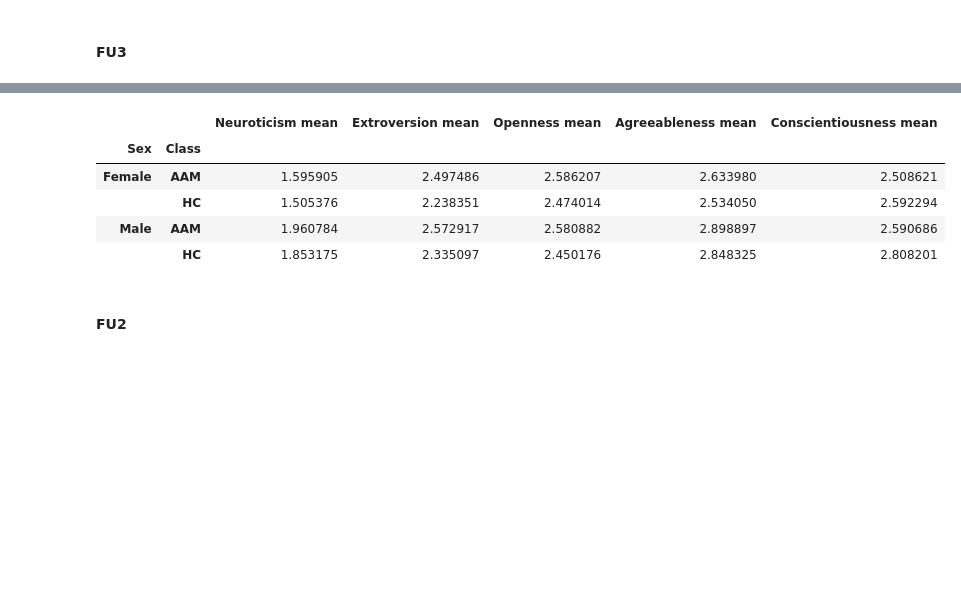
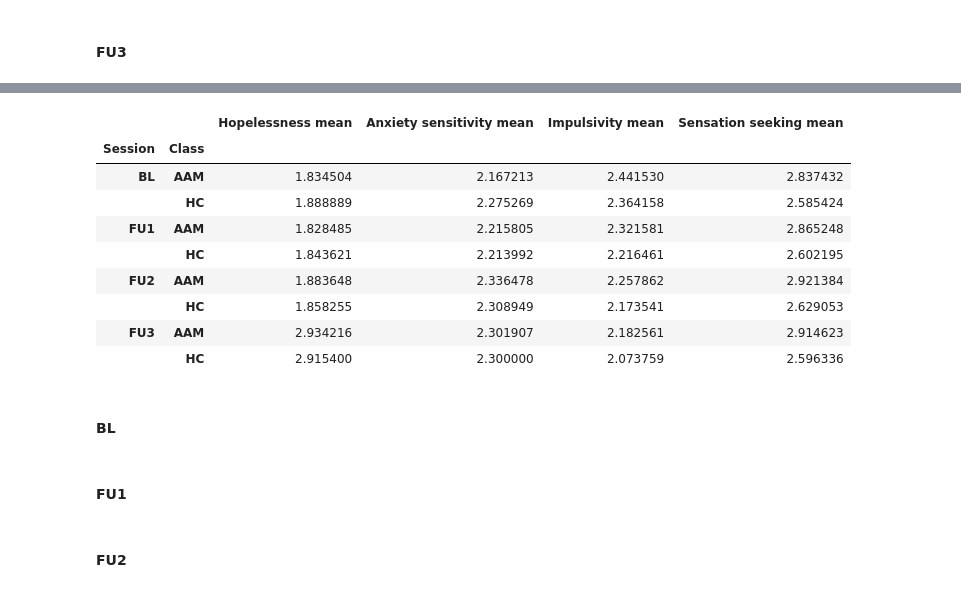
Before and after one commit to RoshanRane/ML_for_IMAGEN, a Jupyter notebook: posthoc_analysis/imagen_SS_Psychological_profile.ipynb, the cells around one changed output, grey strips where cells are left out. Saved outputs shown, nothing was run; the diff lists cells and outputs as text; code cells hidden in the pictures; blank space fills up the shorter version.

Commit message:
imagen: posthoc analysis

```diff
--- a/posthoc_analysis/imagen_SS_Psychological_profile.ipynb
+++ b/posthoc_analysis/imagen_SS_Psychological_profile.ipynb
@@ -71,0 +146,6 @@ T test:            Ttest_indResult(statistic=-4.206450998539957, pvalue=2.990718
+# %%
+SURPS = IMAGEN_instrument()
+df_binge_SURPS = SURPS.read_instrument(
+    'newlbls-fu3-espad-fu3-19a-binge-n650_SURPS.csv'
+)
+col_binge_SURPS = df_binge_SURPS.columns[:-6]
@@ -72,9 +200,13 @@ T test:            Ttest_indResult(statistic=-4.206450998539957, pvalue=2.990718
 # %%
-DF.groupby(["Sex", "Class"])[COL].mean()
+df_binge_SURPS.groupby(['Session','Class'])[col_binge_SURPS].mean()
 # %% [output]
-|  |  | Neuroticism mean | Extroversion mean | Openness mean | Agreeableness mean | Conscientiousness mean |
-| Sex | Class |  |  |  |  |  |
-| Female | AAM | 1.595905 | 2.497486 | 2.586207 | 2.633980 | 2.508621 |
-|  | HC | 1.505376 | 2.238351 | 2.474014 | 2.534050 | 2.592294 |
-| Male | AAM | 1.960784 | 2.572917 | 2.580882 | 2.898897 | 2.590686 |
-|  | HC | 1.853175 | 2.335097 | 2.450176 | 2.848325 | 2.808201 |
+|  |  | Hopelessness mean | Anxiety sensitivity mean | Impulsivity mean | Sensation seeking mean |
+| Session | Class |  |  |  |  |
+| BL | AAM | 1.834504 | 2.167213 | 2.441530 | 2.837432 |
+|  | HC | 1.888889 | 2.275269 | 2.364158 | 2.585424 |
+| FU1 | AAM | 1.828485 | 2.215805 | 2.321581 | 2.865248 |
+|  | HC | 1.843621 | 2.213992 | 2.216461 | 2.602195 |
+| FU2 | AAM | 1.883648 | 2.336478 | 2.257862 | 2.921384 |
+|  | HC | 1.858255 | 2.308949 | 2.173541 | 2.629053 |
+| FU3 | AAM | 2.934216 | 2.301907 | 2.182561 | 2.914623 |
+|  | HC | 2.915400 | 2.300000 | 2.073759 | 2.596336 |
@@ -82,0 +213,2 @@ DF.groupby(["Sex", "Class"])[COL].mean()
+# %% [markdown]
+#### BL
@@ -82,0 +221,2 @@ DF.groupby(["Sex", "Class"])[COL].mean()
+# %% [markdown]
+#### FU1
```
Also changed, not shown: parts of 72 cells of this notebook, 3 other files.
